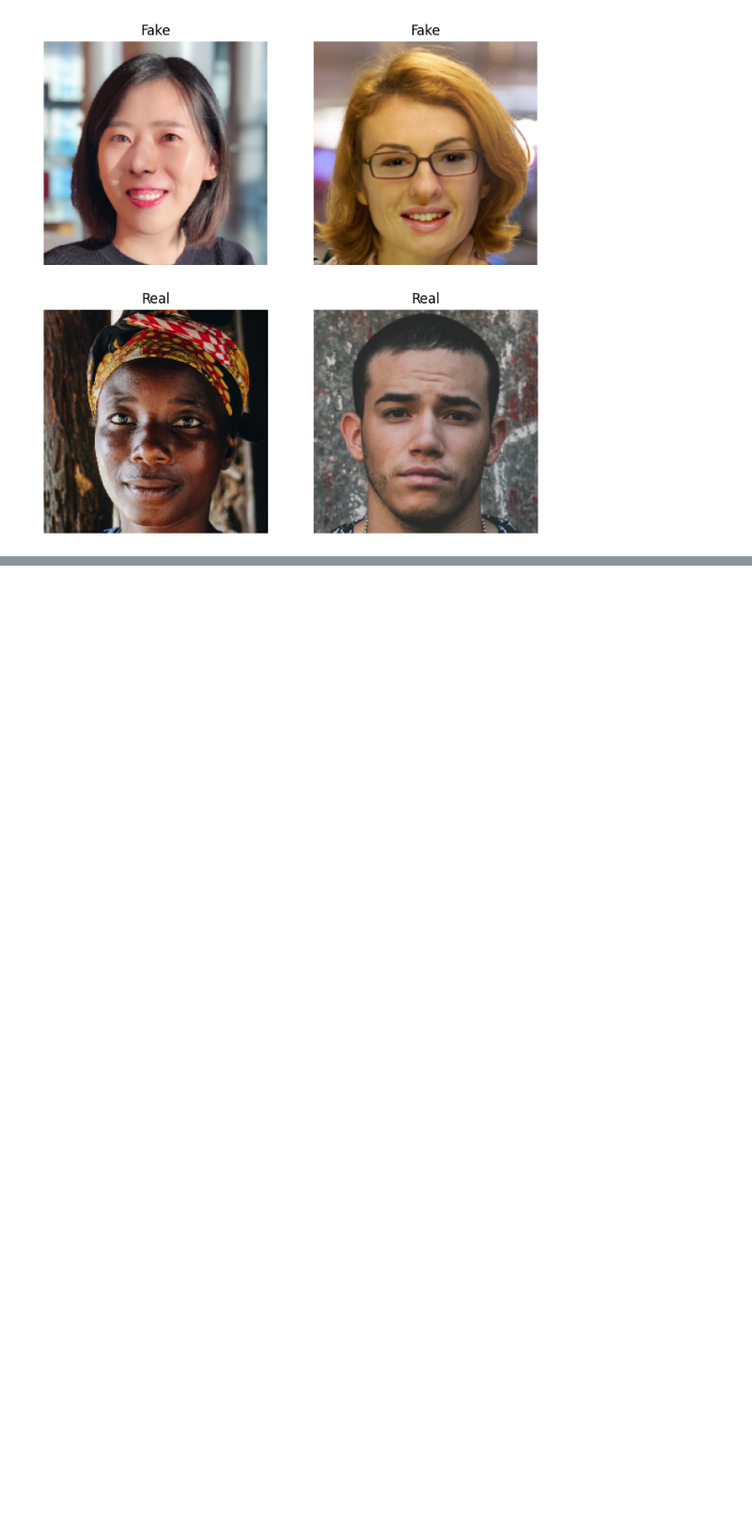
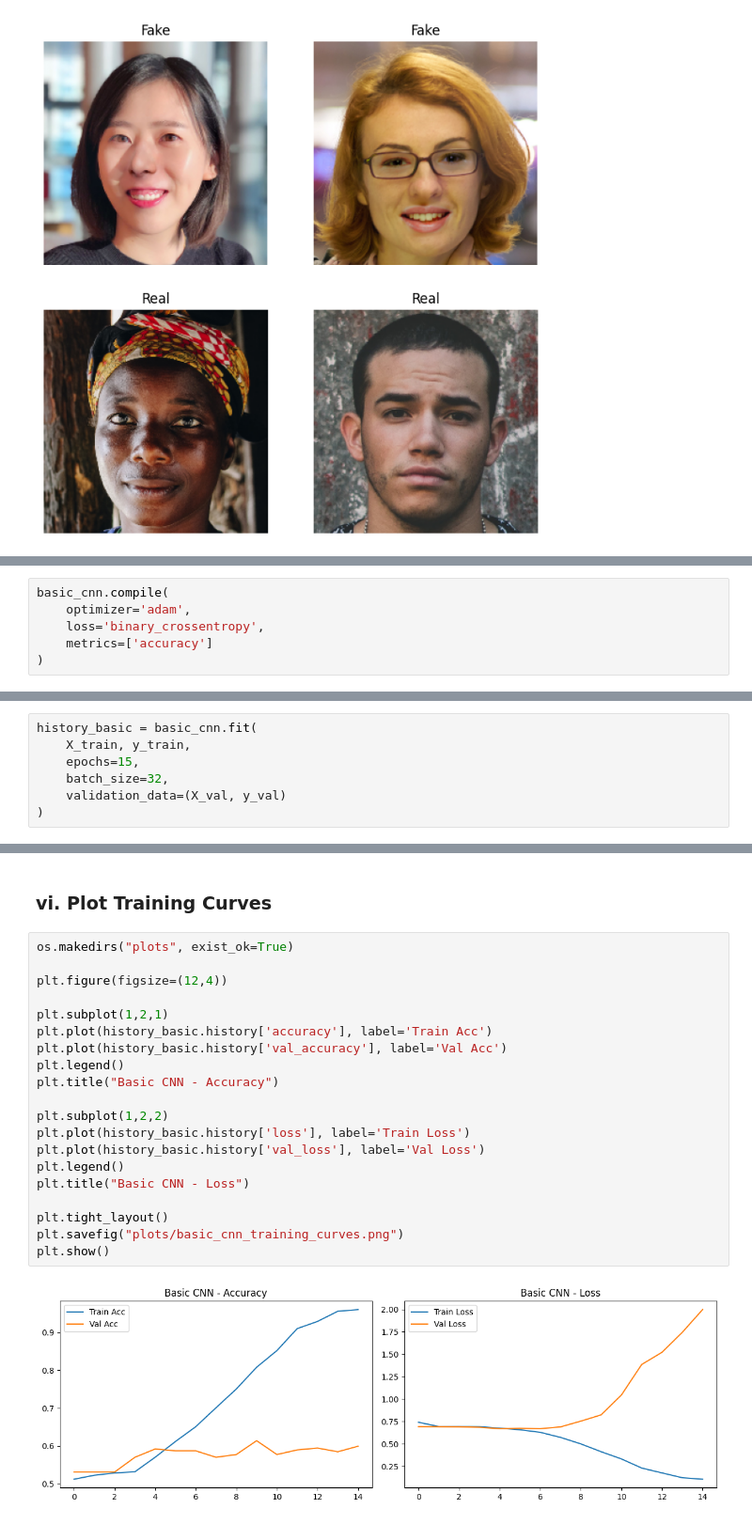
Before and after one commit to zubair-ui/Fake-Face-Detection, a Jupyter notebook: fake-face-detection.ipynb, the cells around one changed output, grey strips where cells are left out. Shown at 94% size. Drawn from its saved outputs; the diff is of its cells as text; blank space fills up the shorter version.

Commit message:
Trained a Basic CNN model on the Dataset

```diff
--- a/fake-face-detection.ipynb
+++ b/fake-face-detection.ipynb
@@ -92,0 +141,6 @@ plt.show()
+# %%
+basic_cnn.compile(
+    optimizer='adam',
+    loss='binary_crossentropy',
+    metrics=['accuracy']
+)
@@ -92,0 +149,7 @@ plt.show()
+# %%
+history_basic = basic_cnn.fit(
+    X_train, y_train,
+    epochs=15,
+    batch_size=32,
+    validation_data=(X_val, y_val)
+)
@@ -92,0 +197,24 @@ plt.show()
+# %% [markdown]
+### vi. Plot Training Curves
+# %%
+os.makedirs("plots", exist_ok=True)
+
+plt.figure(figsize=(12,4))
+
+plt.subplot(1,2,1)
+plt.plot(history_basic.history['accuracy'], label='Train Acc')
+plt.plot(history_basic.history['val_accuracy'], label='Val Acc')
+plt.legend()
+plt.title("Basic CNN - Accuracy")
+
+plt.subplot(1,2,2)
+plt.plot(history_basic.history['loss'], label='Train Loss')
+plt.plot(history_basic.history['val_loss'], label='Val Loss')
+plt.legend()
+plt.title("Basic CNN - Loss")
+
+plt.tight_layout()
+plt.savefig("plots/basic_cnn_training_curves.png")
+plt.show()
+# %% [output]
+[figure, added]
```
Also changed, not shown: parts of 12 cells of this notebook.
